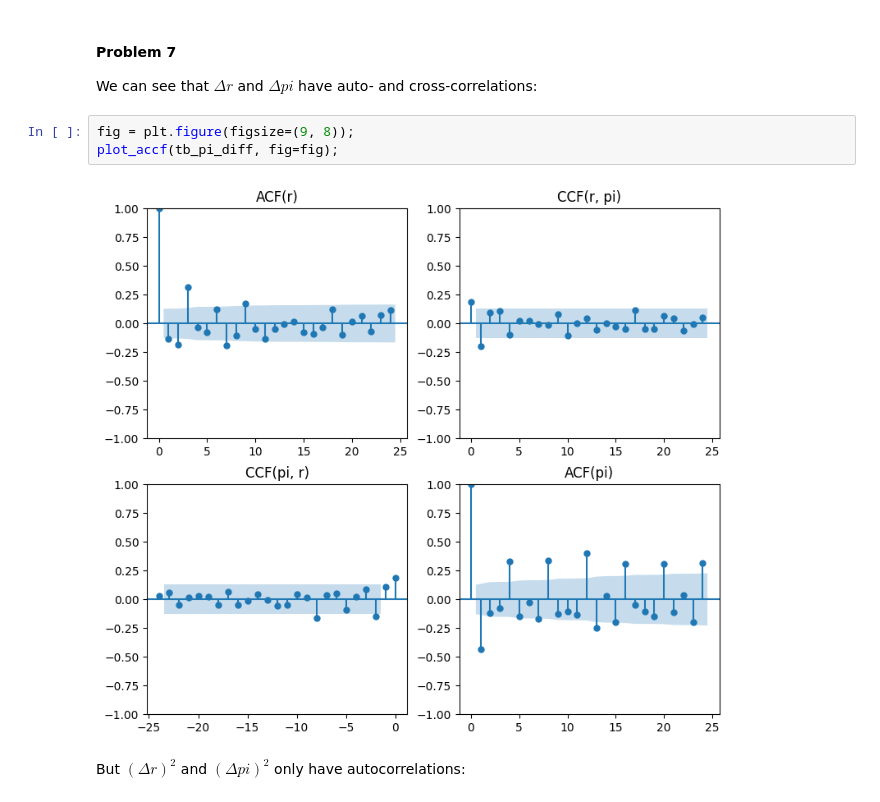
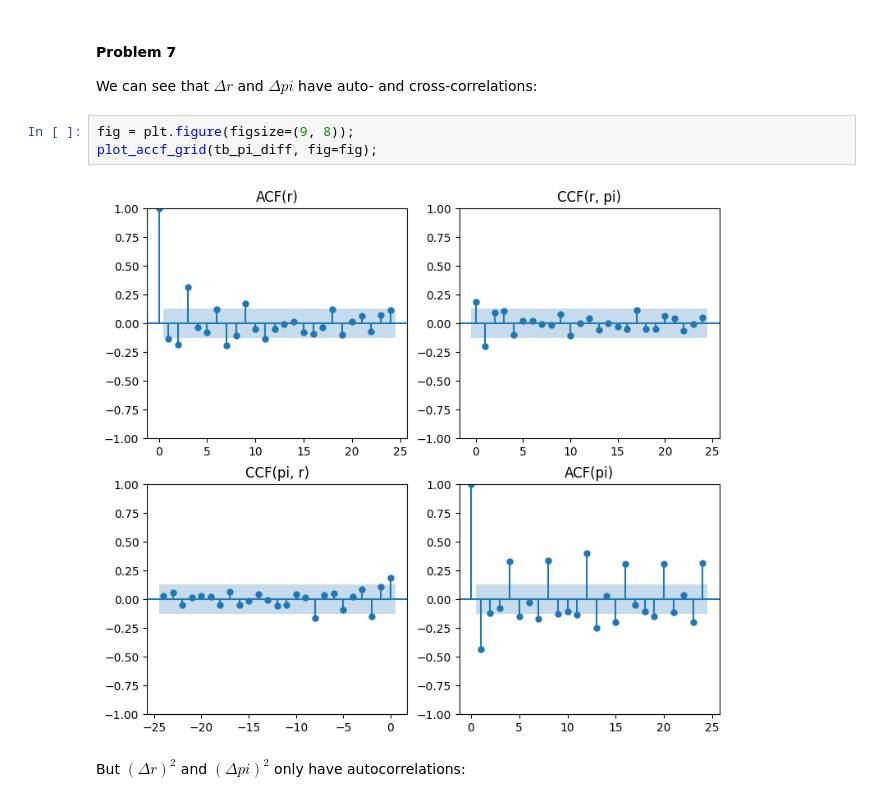
Before and after one commit to aglebov/sdafe, a Jupyter notebook: ch14/Lab.ipynb, the cells around one changed output. Drawn from its saved outputs; the diff is of its cells as text.

```diff
--- a/ch14/Lab.ipynb
+++ b/ch14/Lab.ipynb
@@ -435,9 +435,9 @@ axs[1].set_title('pi');
 We can see that $\Delta r$ and $\Delta pi$ have auto- and cross-correlations:
 # %%
 fig = plt.figure(figsize=(9, 8));
-plot_accf(tb_pi_diff, fig=fig);
+plot_accf_grid(tb_pi_diff, fig=fig);
 # %% [output]
-[figure, old version]
+[figure, new version]
 # %% [markdown]
 But $(\Delta r)^2$ and $(\Delta pi)^2$ only have autocorrelations:
 # %%
```
Also changed, not shown: parts of 6 cells of this notebook, 2 other files.
